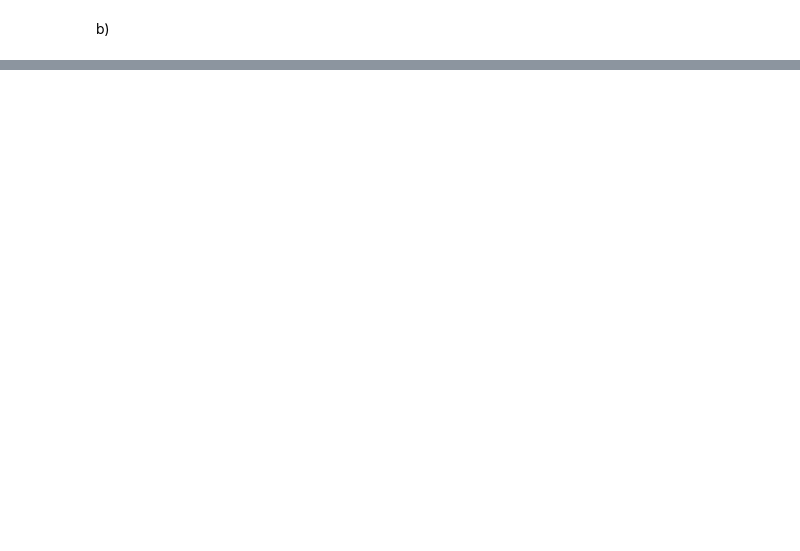
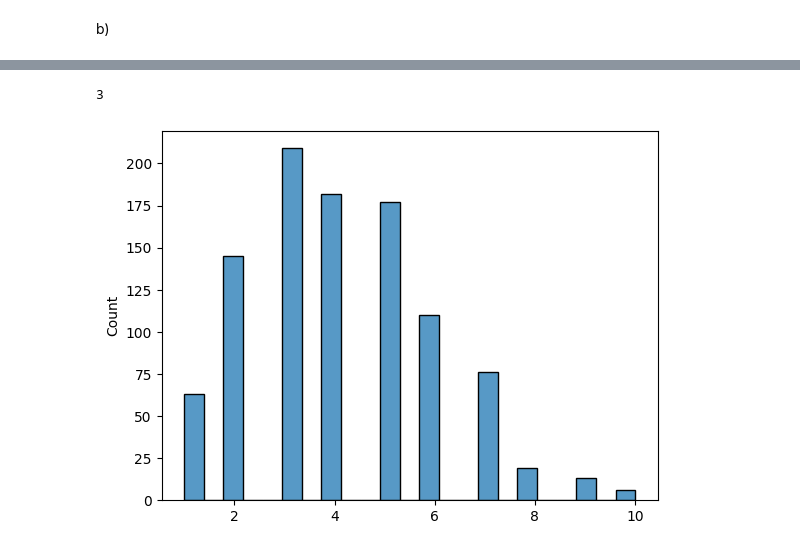
Before and after one commit to Las02/Stocastic_opgaver, a Jupyter notebook: Lasse/sto.ipynb, the cells around one changed output, grey strips where cells are left out. Cells and saved outputs as stored; diff of their text form; code cells hidden in the pictures; blank space fills up the shorter version.

```diff
--- a/Lasse/sto.ipynb
+++ b/Lasse/sto.ipynb
@@ -460,0 +546,37 @@ b)
+# %%
+%reset -f
+import numpy as np, scipy, math, seaborn as sns
+import matplotlib.pyplot as plt
+from icecream import ic
+# Setting the parameters from E4
+A =  4
+m = 10
+
+# The conditional distribution p(i|j) implemented as g(), as described above
+# (and p(j|i) implemented when given the arguments in the reverse order)
+f = lambda i: ((A**i)/ math.factorial(i))
+def g(i, j):
+    # try:
+    out = f(i) / sum([f(k) for k in list(range(m+1-j))])
+    return out
+    # except ZeroDivisionError:
+    #     out = 1
+    # return out
+
+
+# Now define a function to sample from the conditional distribution
+def sample_g(j):
+    x = list(range(1, 11))
+    y = np.array([g(i,j) for i in x])
+    out = np.random.choice(x, p=y/(sum(y)))
+    if out == 11:
+        print("WTF")
+    return
+
+# And checking if it works with a histplot
+sns.histplot([sample_g(1) for x in range(1000)])
+
+# [sample_g(x) for x in range(1,11)]
+# %% [output]
+3
+[figure, added]
```
Also changed, not shown: parts of 9 cells of this notebook, 1 other file.
